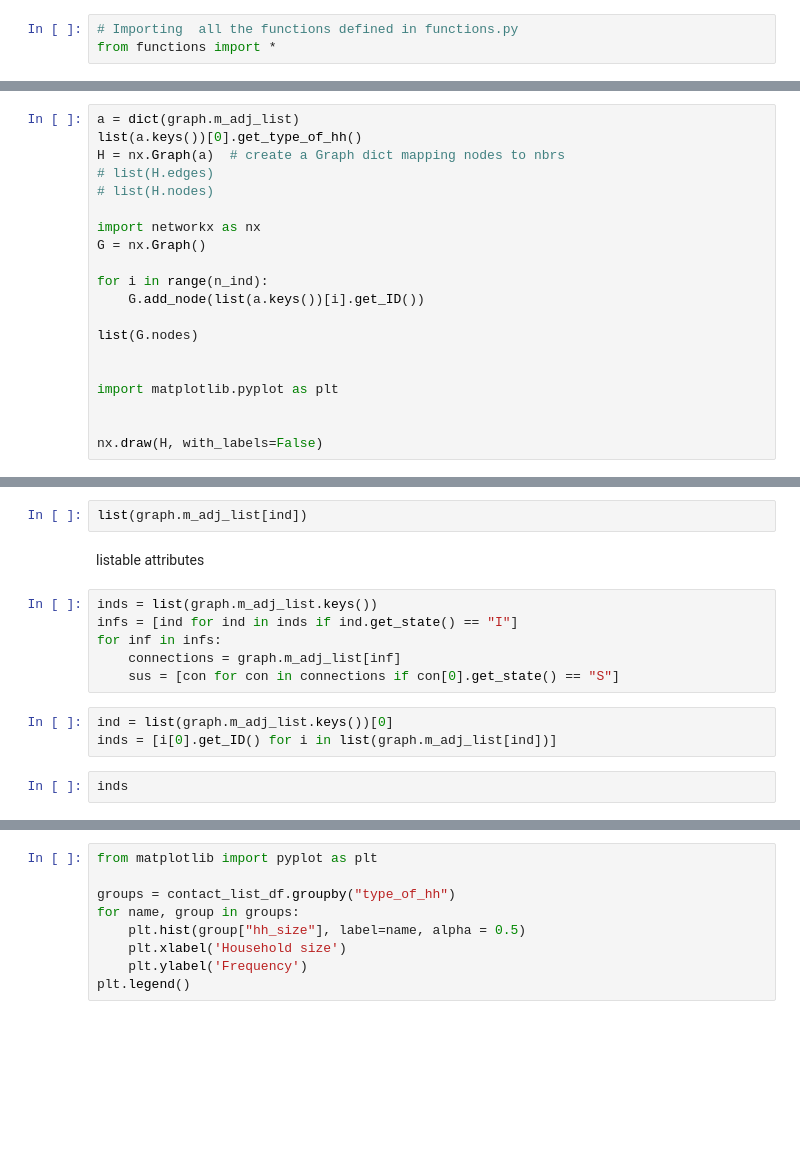
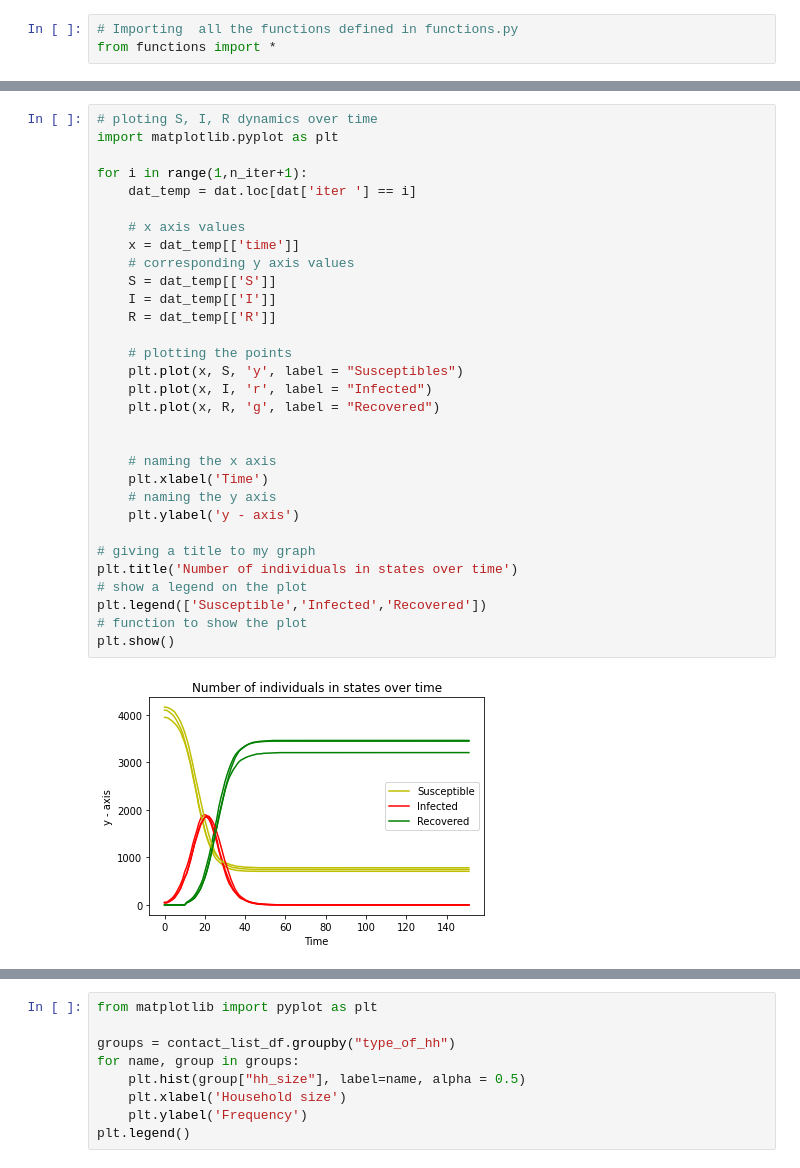
Before and after one commit to sumalibajaj/IBM_discretetimestep, a Jupyter notebook: modelrunning.ipynb, the cells around one changed output, grey strips where cells are left out. Drawn from its saved outputs; the diff is of its cells as text; blank space fills up the shorter version.

```diff
--- a/modelrunning.ipynb
+++ b/modelrunning.ipynb
@@ -55,20 +50,0 @@ print(df)
-# %%
-a = dict(graph.m_adj_list)
-list(a.keys())[0].get_type_of_hh()
-H = nx.Graph(a)  # create a Graph dict mapping nodes to nbrs
-# list(H.edges)
-# list(H.nodes)
-
-import networkx as nx
-G = nx.Graph()
-
-for i in range(n_ind):
-    G.add_node(list(a.keys())[i].get_ID())
-
-list(G.nodes)
-
-
-import matplotlib.pyplot as plt
-
-
-nx.draw(H, with_labels=False)
@@ -77,15 +51,33 @@ ind
-# %%
-list(graph.m_adj_list[ind])
-# %% [markdown]
-listable attributes
-# %%
-inds = list(graph.m_adj_list.keys())
-infs = [ind for ind in inds if ind.get_state() == "I"]
-for inf in infs:
-    connections = graph.m_adj_list[inf]
-    sus = [con for con in connections if con[0].get_state() == "S"]
-# %%
-ind = list(graph.m_adj_list.keys())[0]
-inds = [i[0].get_ID() for i in list(graph.m_adj_list[ind])]
-# %%
-inds
+# %%
+# ploting S, I, R dynamics over time
+import matplotlib.pyplot as plt
+
+for i in range(1,n_iter+1):
+    dat_temp = dat.loc[dat['iter '] == i]
+
+    # x axis values
+    x = dat_temp[['time']]
+    # corresponding y axis values
+    S = dat_temp[['S']]
+    I = dat_temp[['I']]
+    R = dat_temp[['R']]
+
+    # plotting the points
+    plt.plot(x, S, 'y', label = "Susceptibles")
+    plt.plot(x, I, 'r', label = "Infected")
+    plt.plot(x, R, 'g', label = "Recovered")
+
+
+    # naming the x axis
+    plt.xlabel('Time')
+    # naming the y axis
+    plt.ylabel('y - axis')
+
+# giving a title to my graph
+plt.title('Number of individuals in states over time')
+# show a legend on the plot
+plt.legend(['Susceptible','Infected','Recovered'])
+# function to show the plot
+plt.show()
+# %% [output]
+[figure, added]
```
Also changed, not shown: parts of 11 cells of this notebook, 3 other files.
